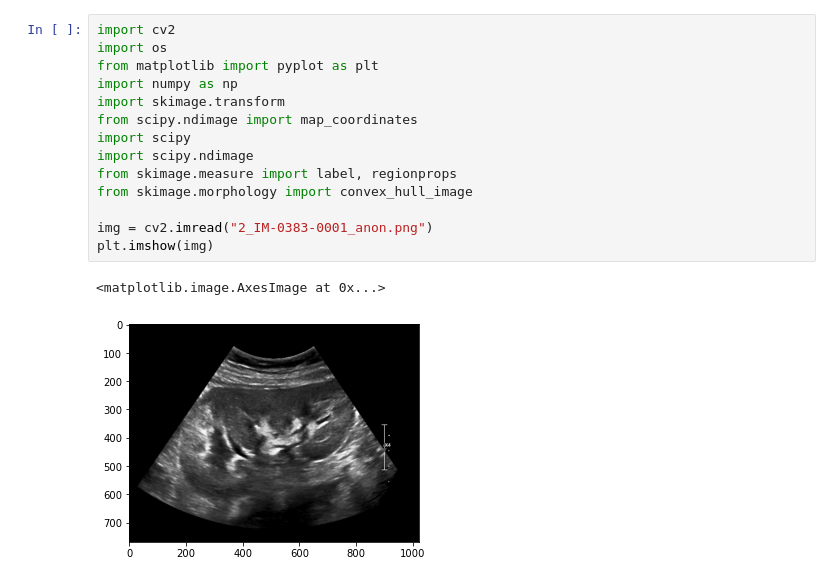
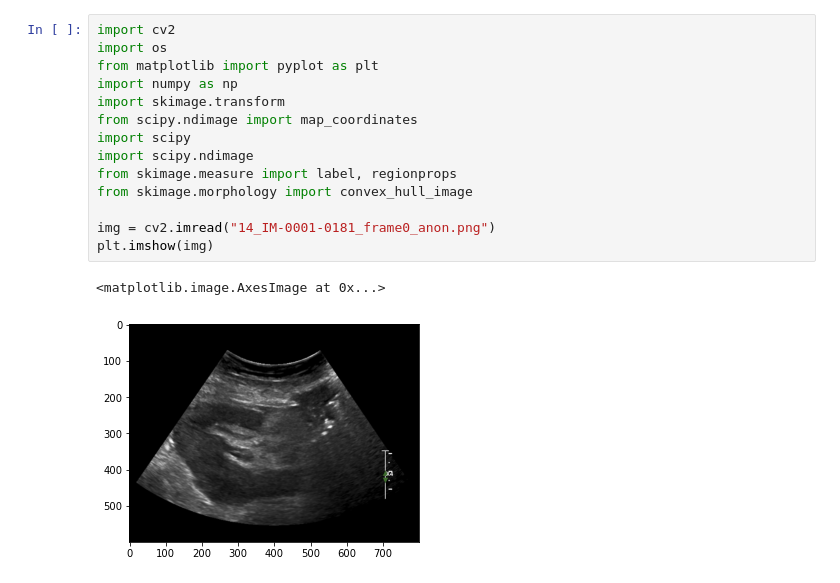
Before and after one commit to rsingla92/speckle_n_shadow, a Jupyter notebook: zoom.ipynb, the cells around one changed output. Drawn from its saved outputs; the diff is of its cells as text.

```diff
--- a/zoom.ipynb
+++ b/zoom.ipynb
@@ -1,19 +1,19 @@
 # %%
 import cv2
 import os
 from matplotlib import pyplot as plt
 import numpy as np
 import skimage.transform
 from scipy.ndimage import map_coordinates
 import scipy
 import scipy.ndimage
 from skimage.measure import label, regionprops
 from skimage.morphology import convex_hull_image
 
-img = cv2.imread("2_IM-0383-0001_anon.png")
+img = cv2.imread("14_IM-0001-0181_frame0_anon.png")
 plt.imshow(img)
 # %% [output]
 <matplotlib.image.AxesImage at 0x...>
-[figure, old version]
+[figure, new version]
 # %%
 def find_mask(img, threshold=1/800, index=-2):
```
Also changed, not shown: parts of 5 cells of this notebook.
